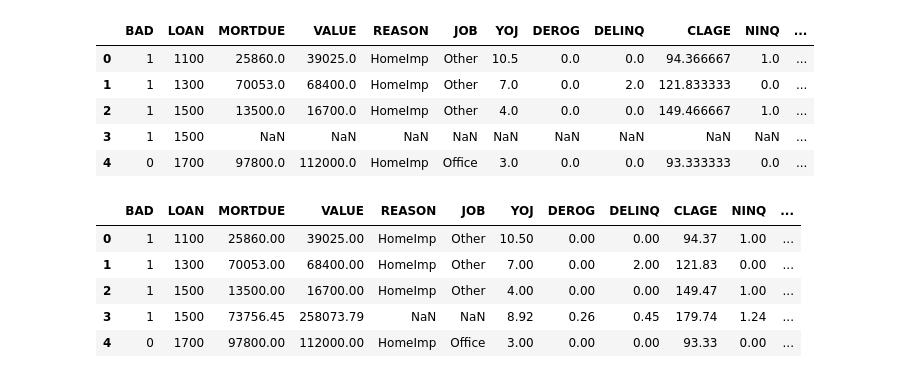
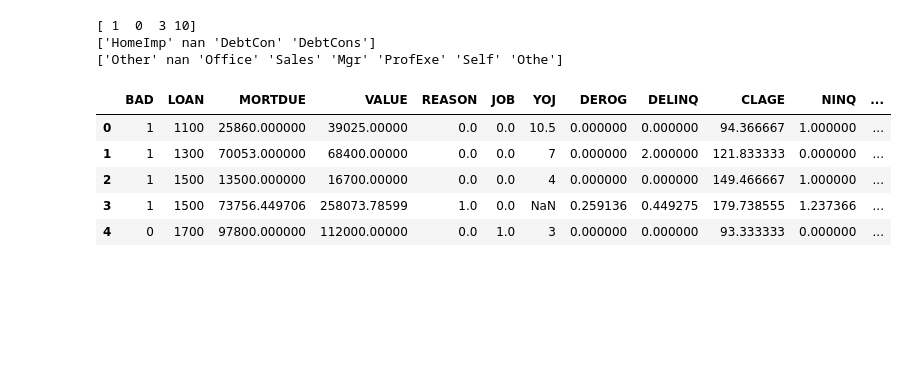
Before and after one commit to zakiraihan/PDIB-ZakiRaihan-1606878505, a Jupyter notebook: Tugas 1/PDIB - Data Preparation.ipynb, the cells around one changed output. Saved outputs shown, nothing was run; the diff lists cells and outputs as text; code cells hidden in the pictures; blank space fills up the shorter version.

```diff
--- a/Tugas 1/PDIB - Data Preparation.ipynb
+++ b/Tugas 1/PDIB - Data Preparation.ipynb
@@ -36,11 +27,0 @@ hmeq_prepared.describe()
-# %%
-# Change the object type of YOJ to numerical
-hmeq_prepared['YOJ'] = pd.to_numeric(hmeq_prepared['YOJ'], errors='coerce')
-hmeq_prepared.head()
-# %% [output]
-|  | BAD | LOAN | MORTDUE | VALUE | REASON | JOB | YOJ | DEROG | DELINQ | CLAGE | NINQ | ... |
-| 0 | 1 | 1100 | 25860.0 | 39025.0 | HomeImp | Other | 10.5 | 0.0 | 0.0 | 94.366667 | 1.0 | ... |
-| 1 | 1 | 1300 | 70053.0 | 68400.0 | HomeImp | Other | 7.0 | 0.0 | 2.0 | 121.833333 | 0.0 | ... |
-| 2 | 1 | 1500 | 13500.0 | 16700.0 | HomeImp | Other | 4.0 | 0.0 | 0.0 | 149.466667 | 1.0 | ... |
-| 3 | 1 | 1500 | NaN | NaN | NaN | NaN | NaN | NaN | NaN | NaN | NaN | ... |
-| 4 | 0 | 1700 | 97800.0 | 112000.0 | HomeImp | Office | 3.0 | 0.0 | 0.0 | 93.333333 | 0.0 | ... |
@@ -51,10 +28,35 @@ hmeq_prepared = hmeq_prepared.round(2)
-# %%
-# Checking first 5 column in prepared hmeq
-hmeq_prepared.head()
-# %% [output]
-|  | BAD | LOAN | MORTDUE | VALUE | REASON | JOB | YOJ | DEROG | DELINQ | CLAGE | NINQ | ... |
-| 0 | 1 | 1100 | 25860.00 | 39025.00 | HomeImp | Other | 10.50 | 0.00 | 0.00 | 94.37 | 1.00 | ... |
-| 1 | 1 | 1300 | 70053.00 | 68400.00 | HomeImp | Other | 7.00 | 0.00 | 2.00 | 121.83 | 0.00 | ... |
-| 2 | 1 | 1500 | 13500.00 | 16700.00 | HomeImp | Other | 4.00 | 0.00 | 0.00 | 149.47 | 1.00 | ... |
-| 3 | 1 | 1500 | 73756.45 | 258073.79 | NaN | NaN | 8.92 | 0.26 | 0.45 | 179.74 | 1.24 | ... |
-| 4 | 0 | 1700 | 97800.00 | 112000.00 | HomeImp | Office | 3.00 | 0.00 | 0.00 | 93.33 | 0.00 | ... |
+# %%
+# Check Unique Value for some catagorical column
+for column in ["BAD", "REASON", "JOB"]:
+    print (hmeq_prepared[column].unique())
+# %% [output]
+[ 1  0  3 10]
+['HomeImp' nan 'DebtCon' 'DebtCons']
+['Other' nan 'Office' 'Sales' 'Mgr' 'ProfExe' 'Self' 'Othe']
+# %%
+# Preparing data, changing catagorycal data into numeric data
+
+# Mapping catagorical into numeric
+hmeq_prepared['JOB'] = hmeq_prepared['JOB'].map({'Other': 0, 'Office':1, 'Sales':2, 'Mgr':3, 'ProfExe':4, 'Self':5})
+# Filling any missing data in "JOB" variable using 0 ("i assume it will be other")
+hmeq_prepared['JOB'] = hmeq_prepared['JOB'].fillna(0)
+
+# Mapping catagorical into numeric
+hmeq_prepared['REASON'] = hmeq_prepared['REASON'].map({'HomeImp': 0, 'DebtCon': 1, 'DebtCons': 2})
+# Filling any missing data in "REASON" variable using 0 ("i assume it will be HomeImp")
+hmeq_prepared['REASON'] = hmeq_prepared['REASON'].fillna(1)
+
+# Clean typo in "BAD" variable (there is data that typed 10 instead of 1)
+hmeq_prepared['BAD'] = hmeq_prepared['BAD'].replace(10, 1)
+# Clean typo in "BAD" variable (there is data that typed 3 instead of 1, i assume they type 3 because the load were bad)
+hmeq_prepared['BAD'] = hmeq_prepared['BAD'].replace(3, 1)
+
+# Seang first 5 data
+hmeq_prepared.head()
+# %% [output]
+|  | BAD | LOAN | MORTDUE | VALUE | REASON | JOB | YOJ | DEROG | DELINQ | CLAGE | NINQ | ... |
+| 0 | 1 | 1100 | 25860.000000 | 39025.00000 | 0.0 | 0.0 | 10.5 | 0.000000 | 0.000000 | 94.366667 | 1.000000 | ... |
+| 1 | 1 | 1300 | 70053.000000 | 68400.00000 | 0.0 | 0.0 | 7 | 0.000000 | 2.000000 | 121.833333 | 0.000000 | ... |
+| 2 | 1 | 1500 | 13500.000000 | 16700.00000 | 0.0 | 0.0 | 4 | 0.000000 | 0.000000 | 149.466667 | 1.000000 | ... |
+| 3 | 1 | 1500 | 73756.449706 | 258073.78599 | 1.0 | 0.0 | NaN | 0.259136 | 0.449275 | 179.738555 | 1.237366 | ... |
+| 4 | 0 | 1700 | 97800.000000 | 112000.00000 | 0.0 | 1.0 | 3 | 0.000000 | 0.000000 | 93.333333 | 0.000000 | ... |
```
Also changed, not shown: parts of 12 cells of this notebook, 3 other files.
